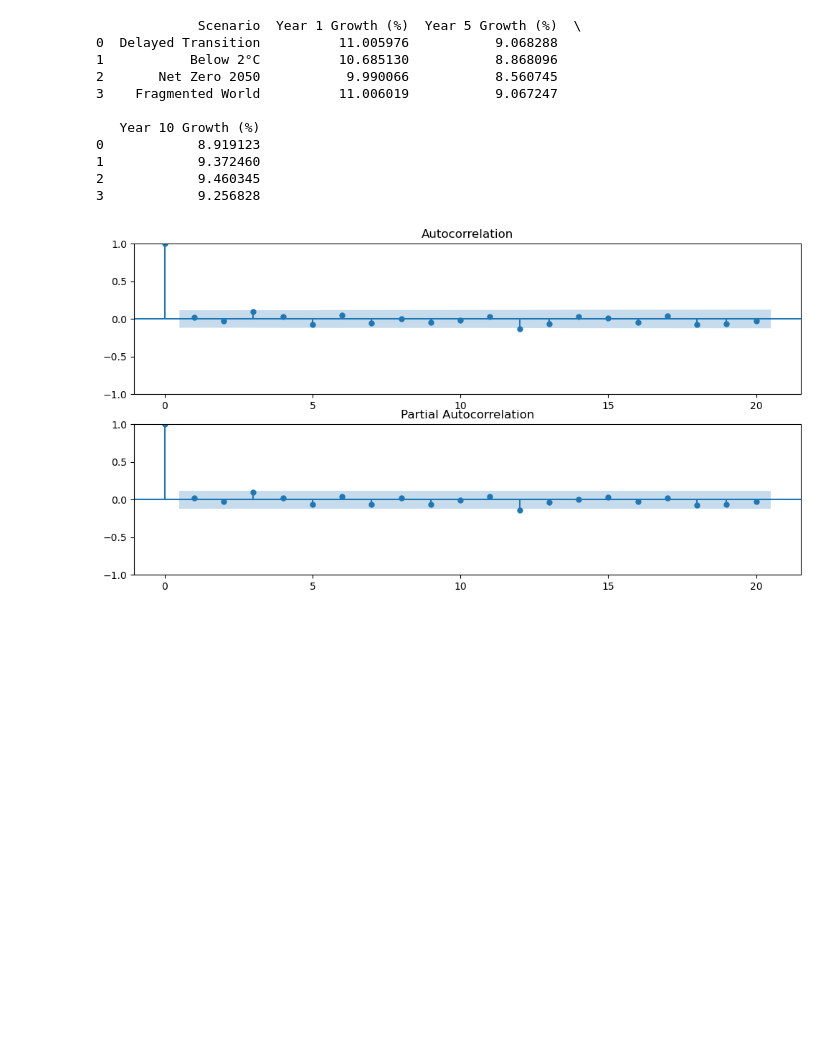
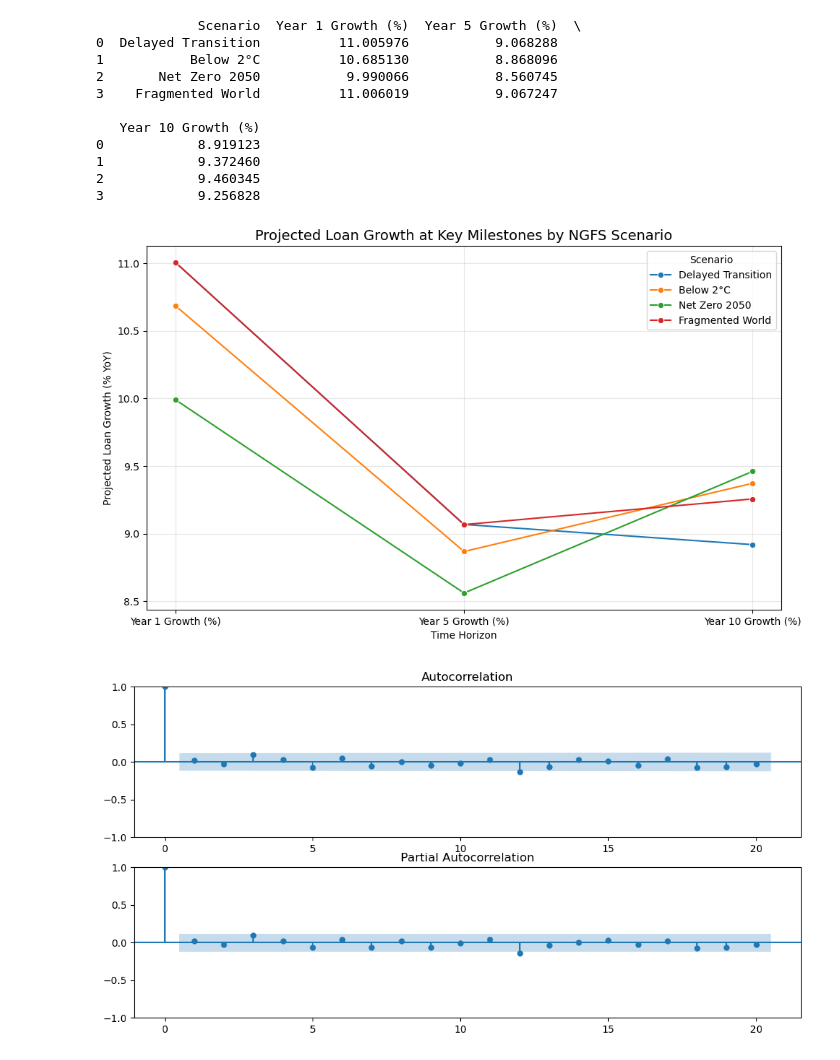
Before and after one commit to gpointd/ECON-522-Forecasting-Project, a Jupyter notebook: Climate Data/Climate Analysis.ipynb, the cells around one changed output. Cells and saved outputs as stored; diff of their text form; code cells hidden in the pictures; blank space fills up the shorter version.

```diff
--- a/Climate Data/Climate Analysis.ipynb
+++ b/Climate Data/Climate Analysis.ipynb
@@ -763,6 +759,19 @@ print(comparison_df)
 1            9.372460
 2            9.460345
 3            9.256828
+# %%
+## graph a line plot comparing the Year 1, Year 5, and Year 10 growth across scenarios as hues
+plt.figure(figsize=(10, 6))
+sns.lineplot(data=comparison_df.melt(id_vars='Scenario', var_name='Year', value_name='Growth'),
+             x='Year', y='Growth', hue='Scenario', marker='o')
+plt.title('Projected Loan Growth at Key Milestones by NGFS Scenario', fontsize=14)
+plt.ylabel('Projected Loan Growth (% YoY)')
+plt.xlabel('Time Horizon')
+plt.grid(True, alpha=0.3)
+plt.tight_layout()
+plt.show()
+# %% [output]
+[figure, added]
 # %%
 ## pull out autocorrelation and partial autocorrelation plots to check for remaining patterns in the residuals
 from statsmodels.graphics.tsaplots import plot_acf, plot_pacf
```
Also changed, not shown: parts of 14 cells of this notebook, 4 other files.
